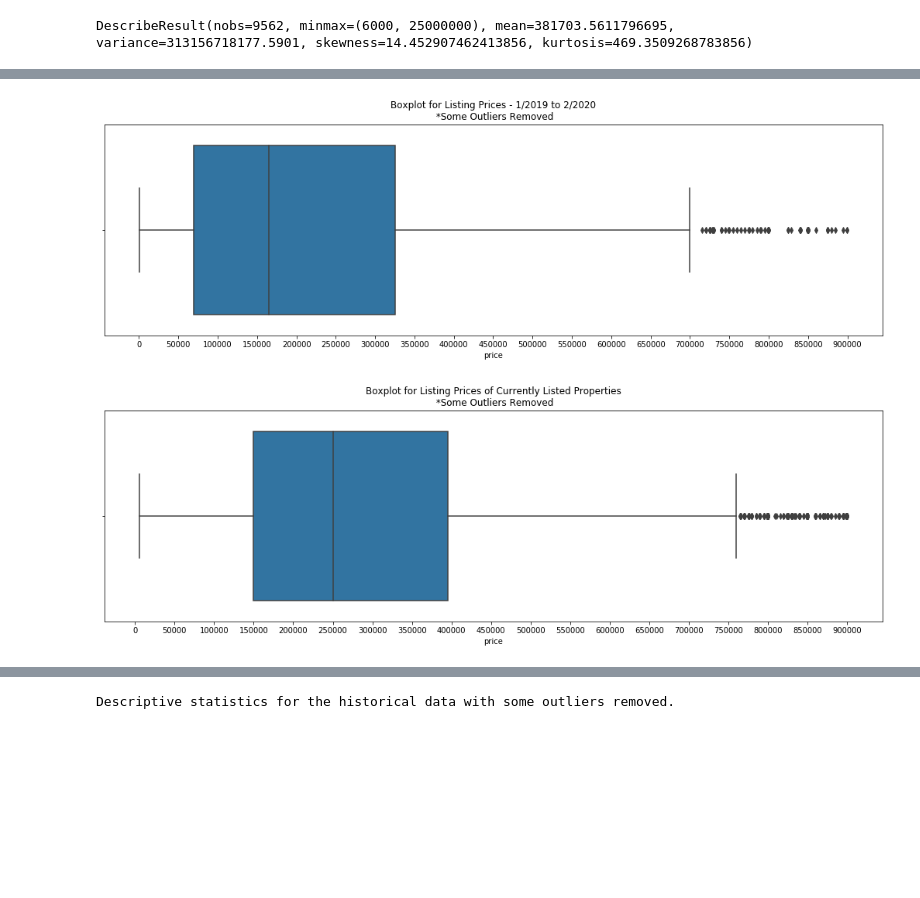
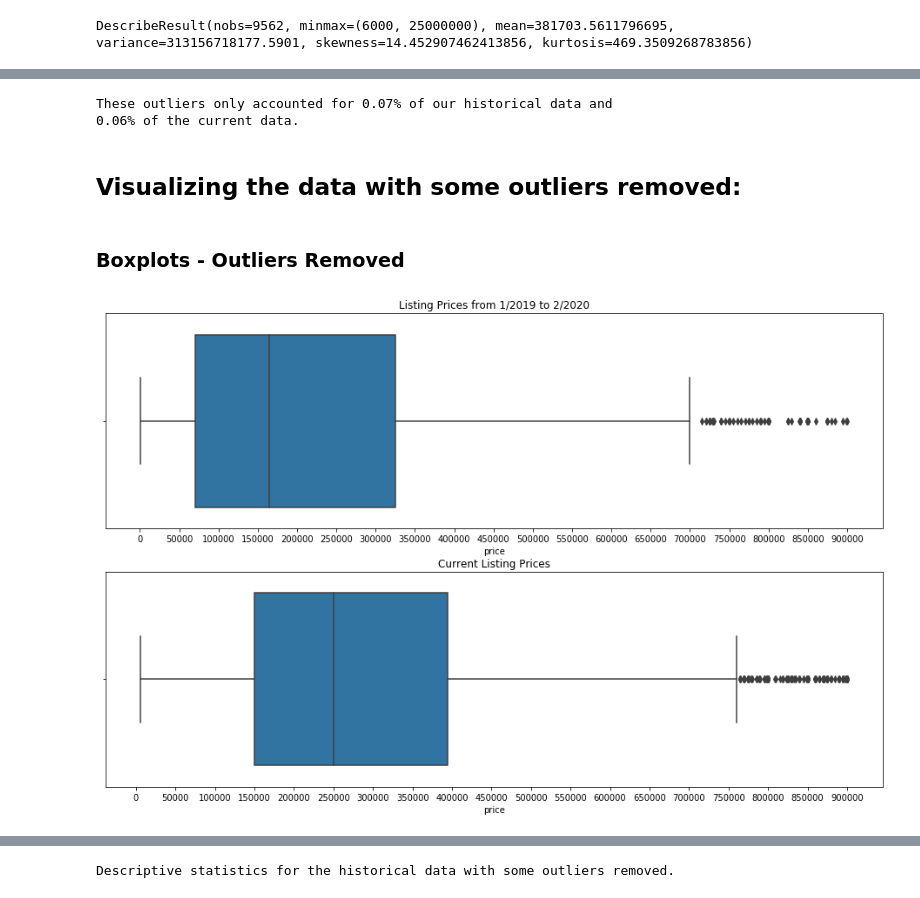
Before and after one commit to DigimonFrankie/Capstone-I, a Jupyter notebook: EDA/Before_vs_After_Analysis.ipynb, the cells around one changed output, grey strips where cells are left out. Cells and saved outputs as stored; diff of their text form; code cells hidden in the pictures; blank space fills up the shorter version.

```diff
--- a/EDA/Before_vs_After_Analysis.ipynb
+++ b/EDA/Before_vs_After_Analysis.ipynb
@@ -173,21 +195,30 @@ DescribeResult(nobs=9562, minmax=(6000, 25000000), mean=381703.5611796695, varia
 final_hist2 = final_hist[final_hist['price'] < 900000]
 # %%
 curr_df2 = curr_df[curr_df['price'] < 900000]
-# %%
-plt.subplots(figsize=(18,5))
-hist_prices_plot = sns.boxplot(final_hist2['price'])
-hist_prices_plot.set(xticks=np.arange(0, 900001, 50000))
-hist_prices_plot.set_title('Boxplot for Listing Prices - 1/2019 to 2/2020\n *Some Outliers Removed')
-plt.ticklabel_format(style='plain', axis='x')
-plt.show()
-# %% [output]
-[figure, removed]
-# %%
-plt.subplots(figsize=(18,5))
-curr_prices_plot = sns.boxplot(curr_df2['price'])
-curr_prices_plot.set(xticks=np.arange(0, 900001, 50000))
-curr_prices_plot.set_title('Boxplot for Listing Prices of Currently Listed Properties\n *Some Outliers Removed')
-plt.ticklabel_format(style='plain', axis='x')
-plt.show()
-# %% [output]
-[figure, removed]
+# %%
+print('These outliers only accounted for %.2f%% of our historical data and' % (1 - (len(final_hist2)/len(final_hist))))
+print('%.2f%% of the current data.' % (1 - (len(curr_df2)/len(curr_df))))
+# %% [output]
+These outliers only accounted for 0.07% of our historical data and
+0.06% of the current data.
+# %% [markdown]
+## Visualizing the data with some outliers removed:
+# %% [markdown]
+### Boxplots - Outliers Removed
+# %%
+fig = plt.figure()
+fig.set_figheight(10)
+fig.set_figwidth(16)
+ax = fig.add_subplot(2, 1, 1)
+final_hist_prices_plot2 = sns.boxplot(final_hist2['price'], ax=ax)
+final_hist_prices_plot2.set_title('Listing Prices from 1/2019 to 2/2020')
+final_hist_prices_plot2.ticklabel_format(style='plain', axis='x')
+final_hist_prices_plot2.set(xticks=np.arange(0, 900001, 50000))
+ax = fig.add_subplot(2, 1, 2)
+curr_prices_plot2 = sns.boxplot(curr_df2['price'], ax=ax)
+curr_prices_plot2.set_title('Current Listing Prices')
+curr_prices_plot2.ticklabel_format(style='plain', axis='x')
+curr_prices_plot2.set(xticks=np.arange(0, 900001, 50000))
+plt.show()
+# %% [output]
+[figure, added]
```
Also changed, not shown: parts of 48 cells of this notebook.
